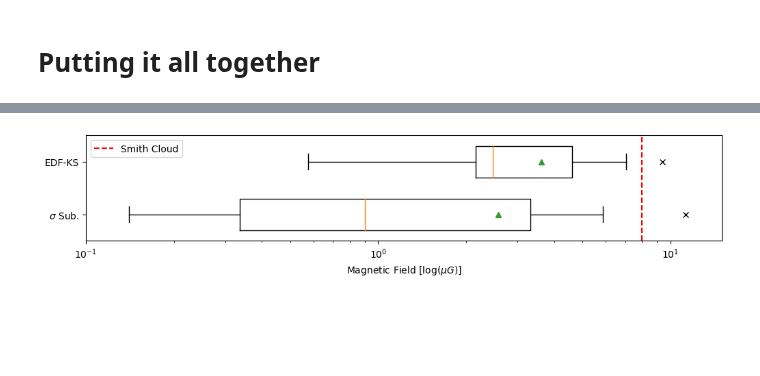
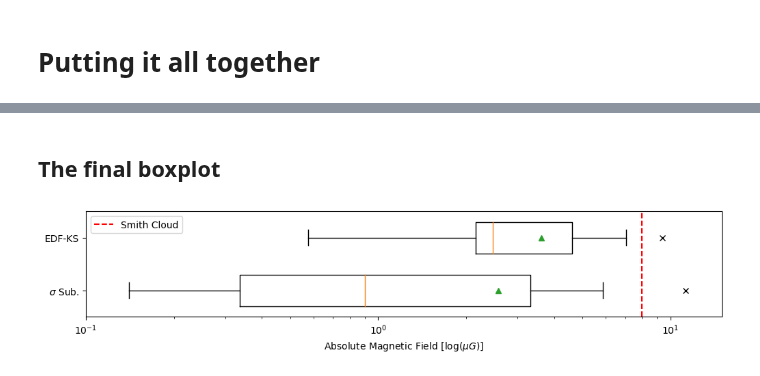
Before and after one commit to Olivex727/hvc-magnetic-honours-programs, a Jupyter notebook: synthesis/variance_subtraction.ipynb, the cells around one changed output, grey strips where cells are left out. Drawn from its saved outputs; the diff is of its cells as text; code cells hidden in the pictures; blank space fills up the shorter version.

```diff
--- a/synthesis/variance_subtraction.ipynb
+++ b/synthesis/variance_subtraction.ipynb
@@ -197,12 +197,16 @@ sys.path.append('C://Users/olive/OneDrive - Australian National University/Honou
 from collation import collator, hvc_snapshot as snap, collation_tools as ct
 from synthesis import hvc_looper as hvcl, magnetic_field_derivation as mfd, KStest, uncertainty_subtraction as us
 
-collated_data = collator.data_whole_sky(False, load_data=["../data_processed/proc_rms","../data_processed/proc_hvcs"], h1_img="../data_catalog/hi4pi-hvc-nhi-car.fits", override_RMs=True)
+collated_data = collator.data_whole_sky(False, load_data=["../data_processed/proc_rms","../data_processed/proc_hvcs_filtered"], h1_img="../data_catalog/hi4pi-hvc-nhi-car.fits", override_RMs=True)
 
-#master_hvcs = hvcl.load_HVCs(collated_data, hvc_indicies=[0, 1, 2, 3, 4, 5, 6, 7, 9, 10, 12, 13, 16, 22, 24])
+#master_hvcs = hvcl.manual_filter_HVCs(collated_data, hvc_indicies=[0, 1, 2, 3, 4, 5, 6, 7, 9, 10, 12, 13, 16, 22, 24])
 
-results = hvcl.uncertainty_subtract_HVCs(collated_data, hvc_indicies=[0, 1, 2, 3, 4, 5, 6, 7, 9, 10, 12, 13, 16, 22, 24], save_file="", filter_significant=True)
+#results = hvcl.uncertainty_subtract_HVCs(collated_data, filter_significant=False, hvc_indicies=[0, 1, 2, 3, 4, 5, 6, 7, 9, 10, 12, 13, 16, 22, 24])#, save_file="", filter_significant=False)
 
+results = ct.read_processed("../data_processed/results_pre")
+results_filtered = us.filter_significant(results)
+
+#collated_data['HVCs']
 results
 # %% [output]
 === WHOLE-SKY DATA COLLATION ===
@@ -232,32 +260,34 @@ Table length=10
+# %% [markdown]
+## The final boxplot
 # %%
 import matplotlib.pyplot as plt
 
 #plt.figure(figsize=(6,1))
 #plt.boxplot(abs(results["Statistic_diff"]), vert=False, showmeans=True, widths=0.6, sym="x")
 #plt.yticks([])
 #plt.axvline(8, c='r', linestyle='--')
 #plt.xlabel(r"Magnetic Field [log($\mu G$)]")
 #plt.xscale('log')
 #plt.show()
 
 #plt.figure(figsize=(6,1))
 #plt.boxplot(abs(results["Sigma [diff]"]), vert=False, showmeans=True, widths=0.6, sym="x")
 #plt.yticks([])
 #plt.axvline(8, c='r', linestyle='--')
 #plt.xlabel(r"Magnetic Field [log($\mu G$)]")
 #plt.xscale('log')
 #plt.show()
 
-dic = {r"$\sigma$ Sub.": abs(results["Sigma [diff]"]), "EDF-KS": abs(results["Statistic_diff"])}
+dic = {r"$\sigma$ Sub.": abs(results_filtered["Sigma [diff]"]), "EDF-KS": abs(results_filtered["Statistic_diff"])}
 plt.figure(figsize=(12,2))
 plt.boxplot(dic.values(), labels=dic.keys(), vert=False, showmeans=True, widths=0.6, sym="x")
 plt.axvline(8, c='r', linestyle='--', label=r"Smith Cloud")
-plt.xlabel(r"Magnetic Field [log($\mu G$)]")
+plt.xlabel(r"Absolute Magnetic Field [log($\mu G$)]")
 plt.xscale('log')
 plt.xlim(0.1, 15)
 #plt.legend(bbox_to_anchor=(0.25, -0.3))
 #plt.legend(bbox_to_anchor=(0.3, 1.2))
 plt.legend()
 plt.show()
 # %% [output]
-[figure, old version]
+[figure, new version]
```
Also changed, not shown: parts of 7 cells of this notebook, 2 other files.
